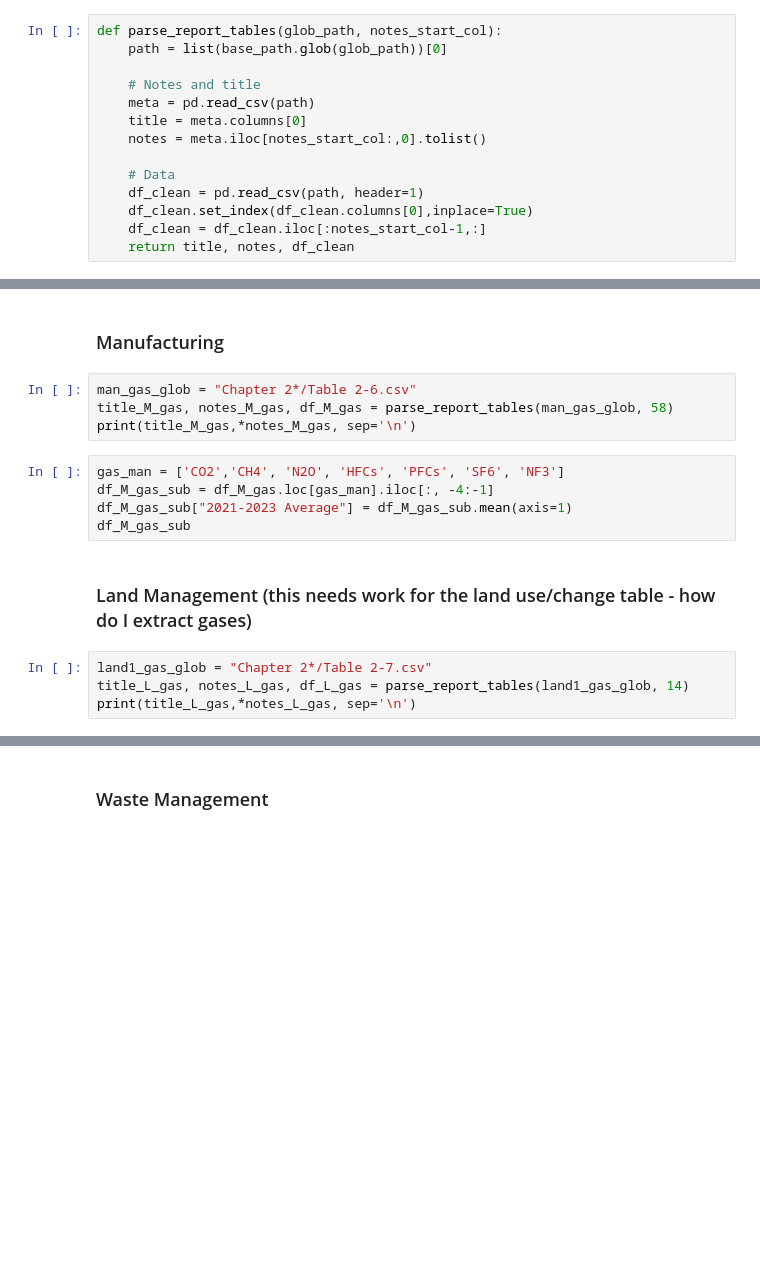
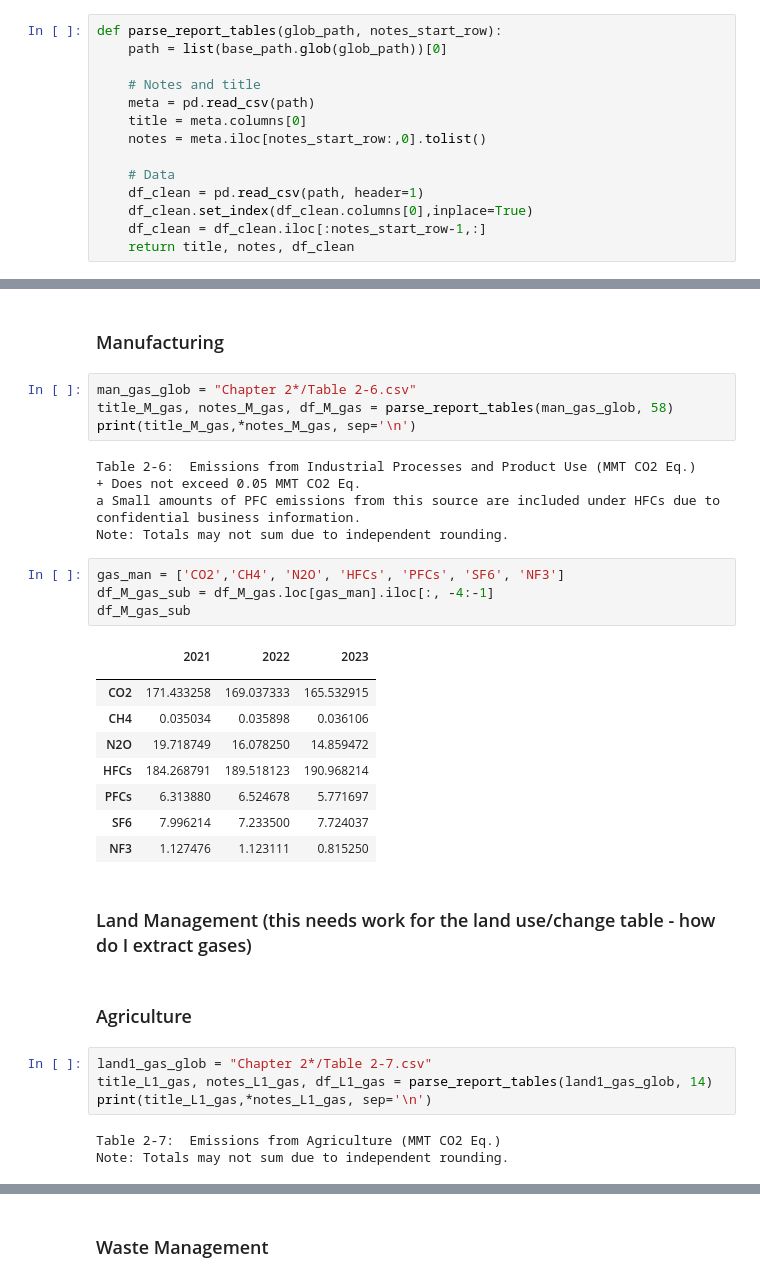
Before and after one commit to hannahzafar/GHGI-viewer, a Jupyter notebook: Emissions-viewer.ipynb, the cells around one changed output, grey strips where cells are left out. Cells and saved outputs as stored; diff of their text form; blank space fills up the shorter version.

```diff
--- a/Emissions-viewer.ipynb
+++ b/Emissions-viewer.ipynb
@@ -14,18 +15,18 @@ sectors_EPA = ['Energy', 'Industrial Processes and Product Use', 'Agriculture',
 # %% [markdown]
 ## Functions
 # %%
-def parse_report_tables(glob_path, notes_start_col):
+def parse_report_tables(glob_path, notes_start_row):
     path = list(base_path.glob(glob_path))[0]
 
     # Notes and title
     meta = pd.read_csv(path)
     title = meta.columns[0]
-    notes = meta.iloc[notes_start_col:,0].tolist()
+    notes = meta.iloc[notes_start_row:,0].tolist()
 
     # Data
     df_clean = pd.read_csv(path, header=1)
     df_clean.set_index(df_clean.columns[0],inplace=True)
-    df_clean = df_clean.iloc[:notes_start_col-1,:]
+    df_clean = df_clean.iloc[:notes_start_row-1,:]
     return title, notes, df_clean
 # %% [markdown]
 ## Emission Types for Each Sector
@@ -124,15 +166,34 @@ df_E_gas_sub
 man_gas_glob = "Chapter 2*/Table 2-6.csv"
 title_M_gas, notes_M_gas, df_M_gas = parse_report_tables(man_gas_glob, 58)
 print(title_M_gas,*notes_M_gas, sep='\n')
+# %% [output]
+Table 2-6:  Emissions from Industrial Processes and Product Use (MMT CO2 Eq.)
++ Does not exceed 0.05 MMT CO2 Eq.
+a Small amounts of PFC emissions from this source are included under HFCs due to confidential business information.
+Note: Totals may not sum due to independent rounding.
 # %%
 gas_man = ['CO2','CH4', 'N2O', 'HFCs', 'PFCs', 'SF6', 'NF3']
 df_M_gas_sub = df_M_gas.loc[gas_man].iloc[:, -4:-1]
-df_M_gas_sub["2021-2023 Average"] = df_M_gas_sub.mean(axis=1)
 df_M_gas_sub
+# %% [output]
+|  | 2021 | 2022 | 2023 |
+|  |  |  |  |
+| CO2 | 171.433258 | 169.037333 | 165.532915 |
+| CH4 | 0.035034 | 0.035898 | 0.036106 |
+| N2O | 19.718749 | 16.078250 | 14.859472 |
+| HFCs | 184.268791 | 189.518123 | 190.968214 |
+| PFCs | 6.313880 | 6.524678 | 5.771697 |
+| SF6 | 7.996214 | 7.233500 | 7.724037 |
+| NF3 | 1.127476 | 1.123111 | 0.815250 |
 # %% [markdown]
 ### Land Management (this needs work for the land use/change table - how do I extract gases)
+# %% [markdown]
+### Agriculture
 # %%
 land1_gas_glob = "Chapter 2*/Table 2-7.csv"
-title_L_gas, notes_L_gas, df_L_gas = parse_report_tables(land1_gas_glob, 14)
-print(title_L_gas,*notes_L_gas, sep='\n')
+title_L1_gas, notes_L1_gas, df_L1_gas = parse_report_tables(land1_gas_glob, 14)
+print(title_L1_gas,*notes_L1_gas, sep='\n')
+# %% [output]
+Table 2-7:  Emissions from Agriculture (MMT CO2 Eq.)
+Note: Totals may not sum due to independent rounding.
 # %%
```
Also changed, not shown: parts of 23 cells of this notebook.
